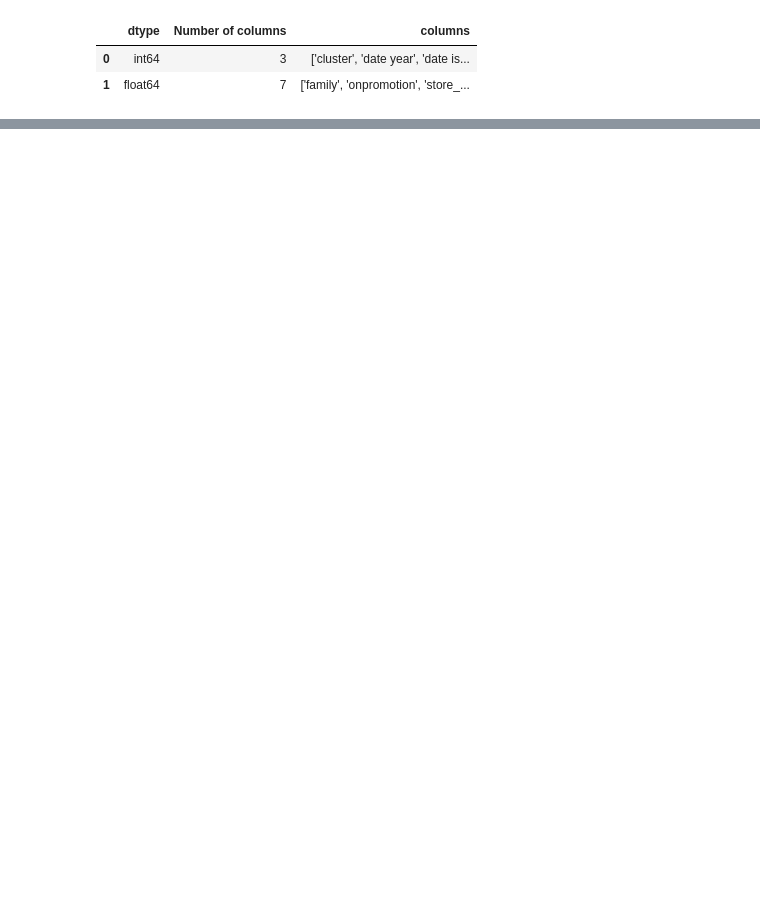
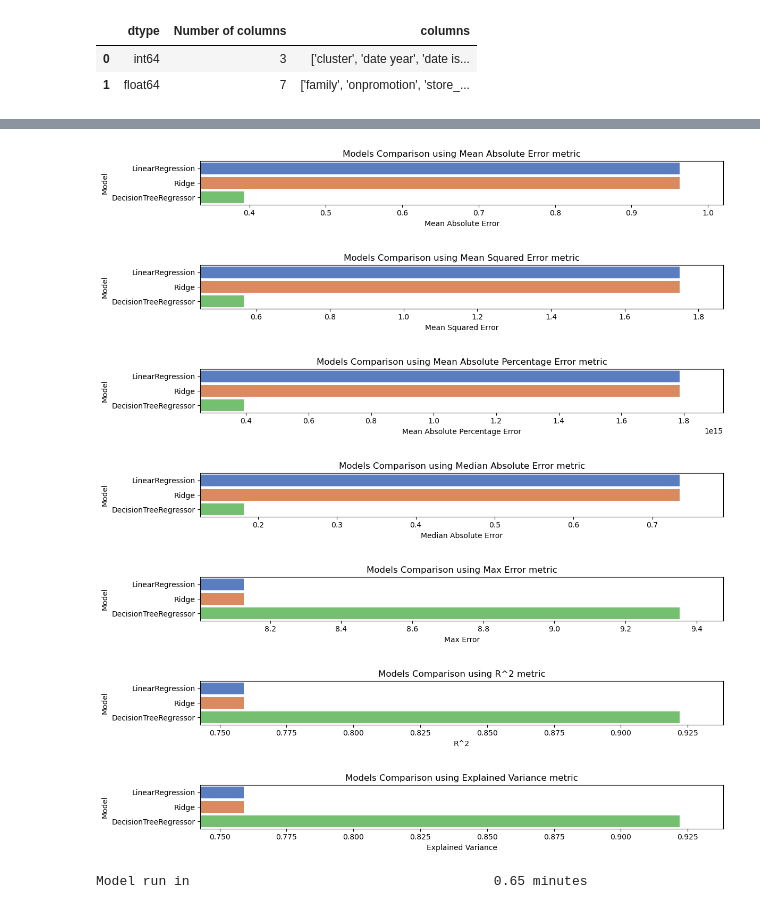
Before and after one commit to bharath03-a/time_series, a Jupyter notebook: kaggle_competition.ipynb, the cells around one changed output, grey strips where cells are left out. Saved outputs shown, nothing was run; the diff lists cells and outputs as text; code cells hidden in the pictures; blank space fills up the shorter version.

```diff
--- a/kaggle_competition.ipynb
+++ b/kaggle_competition.ipynb
@@ -795,0 +816,2 @@ X_train_test_model_1
+# %%
+X_train, X_test, y_train, y_test = split_data_train_test(pd.concat([X_selected, y], axis=1), target_feat)
@@ -795,0 +834,13 @@ X_train_test_model_1
+# %%
+metrics = ['Mean Absolute Error', 'Mean Squared Error', 'Mean Absolute Percentage Error', 'Median Absolute Error', 'Max Error', 'R^2', 'Explained Variance']
+
+for metric in metrics:
+    plot_bar_chart(models_result_1, x=metric, y='Model', xlabel=metric, ylabel='Model', title=f"Models Comparison using {metric} metric")
+# %% [output]
+[figure, added]
+[figure, added]
+[figure, added]
+[figure, added]
+[figure, added]
+[figure, added]
+[figure, added]
@@ -795,0 +849,10 @@ X_train_test_model_1
+# %%
+results = {}
+begin_time = time.time()
+decision_tree.fit(X_train, y_train)
+y_pred = decision_tree.predict(X_test)
+end_time = time.time()
+duration = round((end_time - begin_time) / 60, 2)
+print(f'Model run in'.ljust(50), f'{duration} minutes')
+# %% [output]
+Model run in                                       0.65 minutes
```
Also changed, not shown: parts of 21 cells of this notebook.
